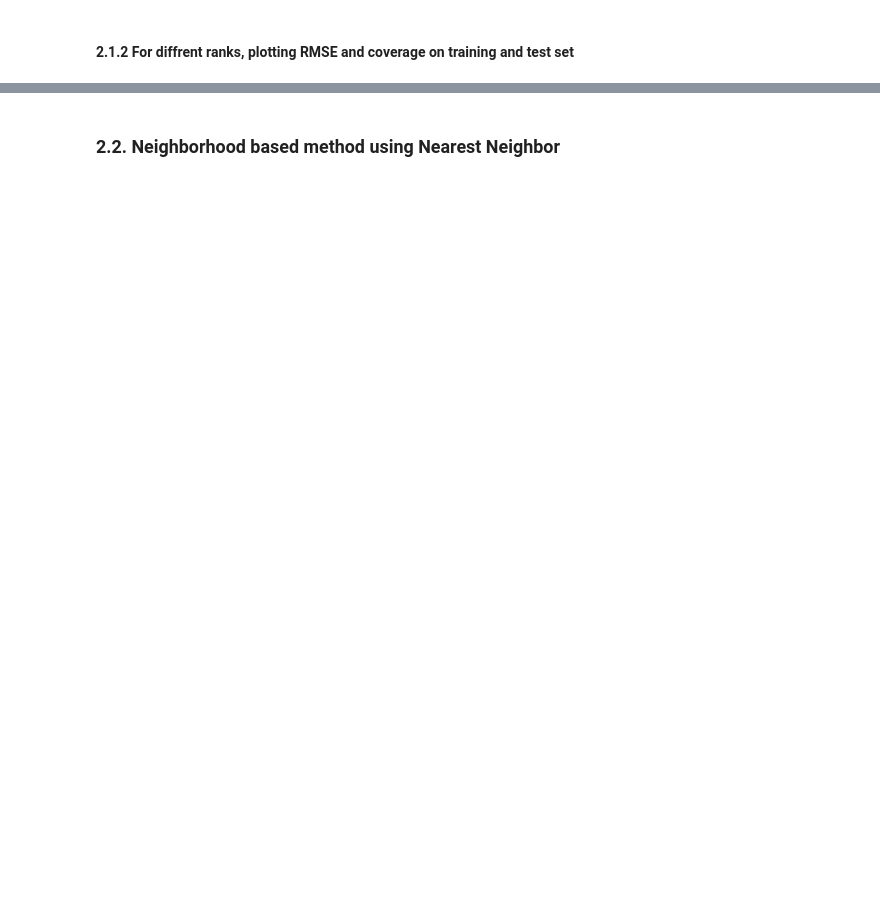
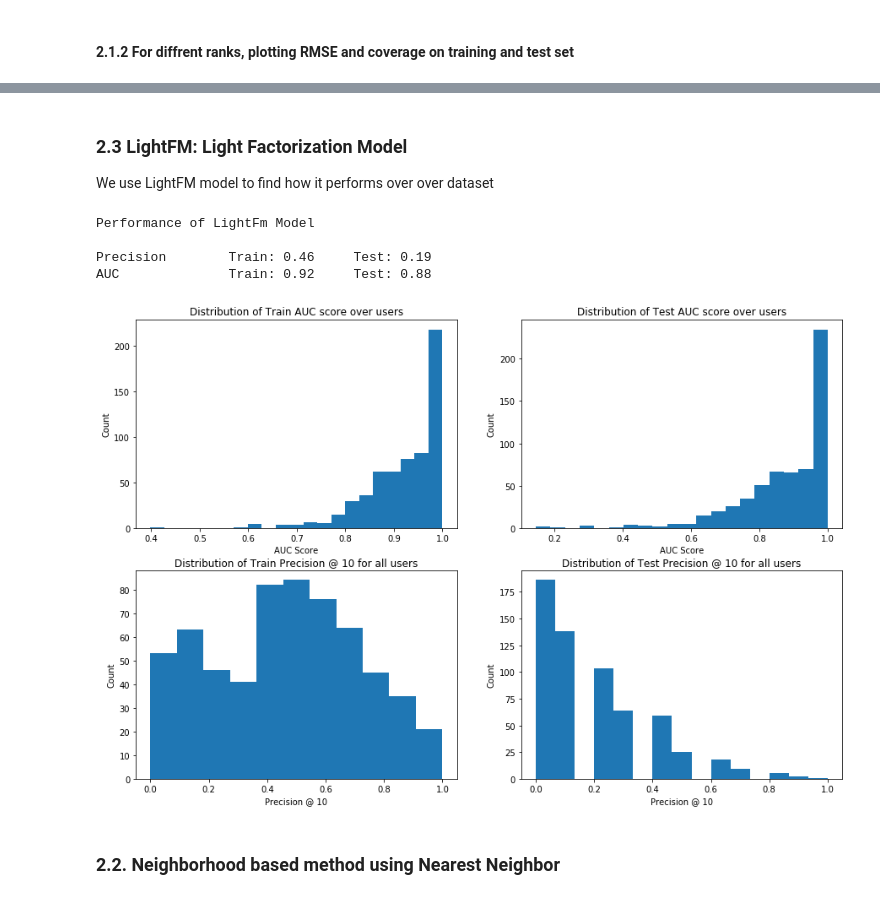
Before and after one commit to ridhi1412/personalization_1, a Jupyter notebook: Final.ipynb, the cells around one changed output, grey strips where cells are left out. Cells and saved outputs as stored; diff of their text form; code cells hidden in the pictures; blank space fills up the shorter version.

```diff
--- a/Final.ipynb
+++ b/Final.ipynb
@@ -134,2 +130,15 @@ display(report_df)
+# %% [markdown]
+### 2.3 LightFM: Light Factorization Model
+
+We use LightFM model to find how it performs over over dataset
+# %%
+sparse_mat = spark_to_sparse(ratings_spark_df)
+lightfm_model(sparse_mat, prec_at_k=10, train_split=0.8)
+# %% [output]
+Performance of LightFm Model
+
+Precision        Train: 0.46     Test: 0.19
+AUC              Train: 0.92     Test: 0.88
+[figure, added]
 # %% [markdown]
 ### 2.2. Neighborhood based method using Nearest Neighbor
```
Also changed, not shown: parts of 11 cells of this notebook, 4 other files.
